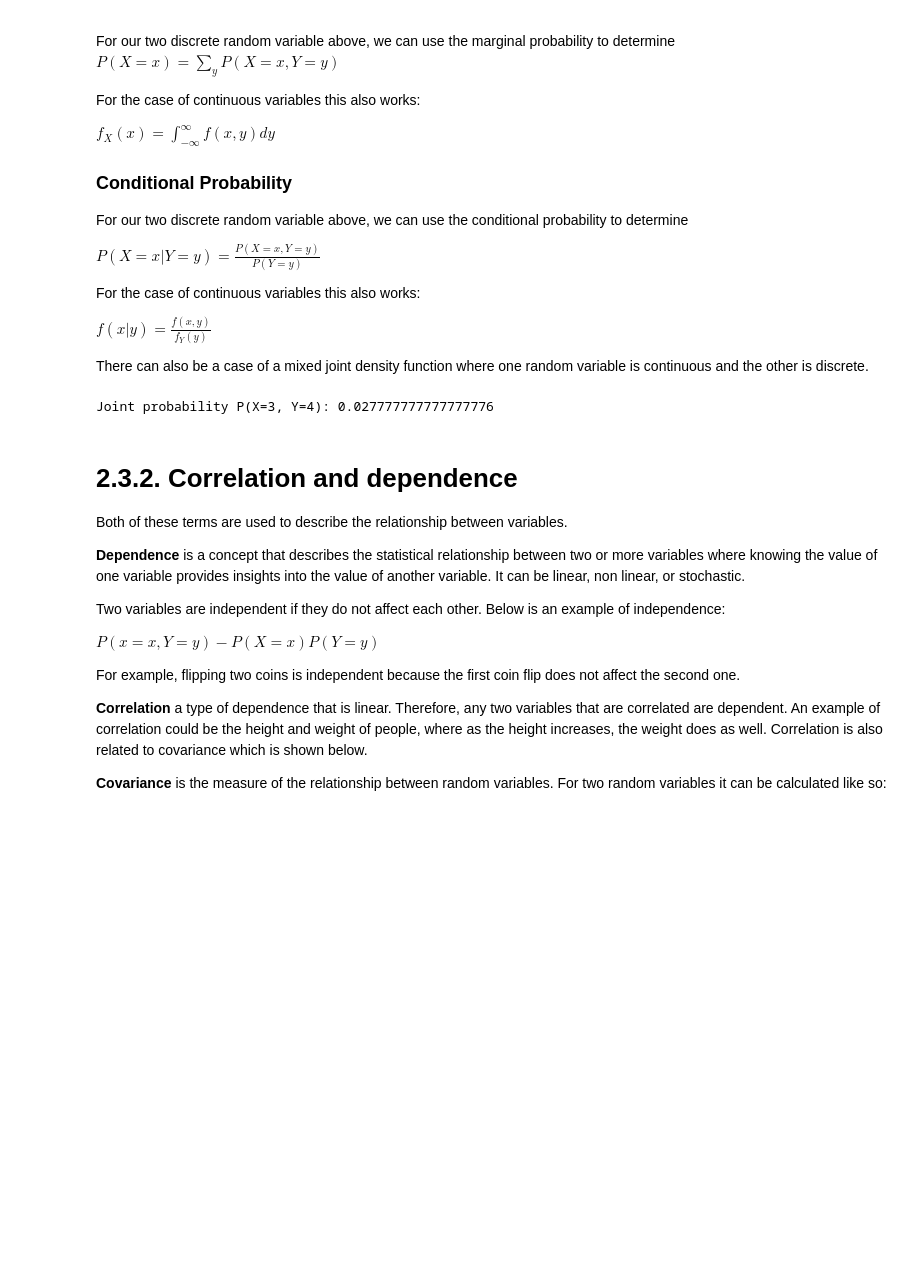
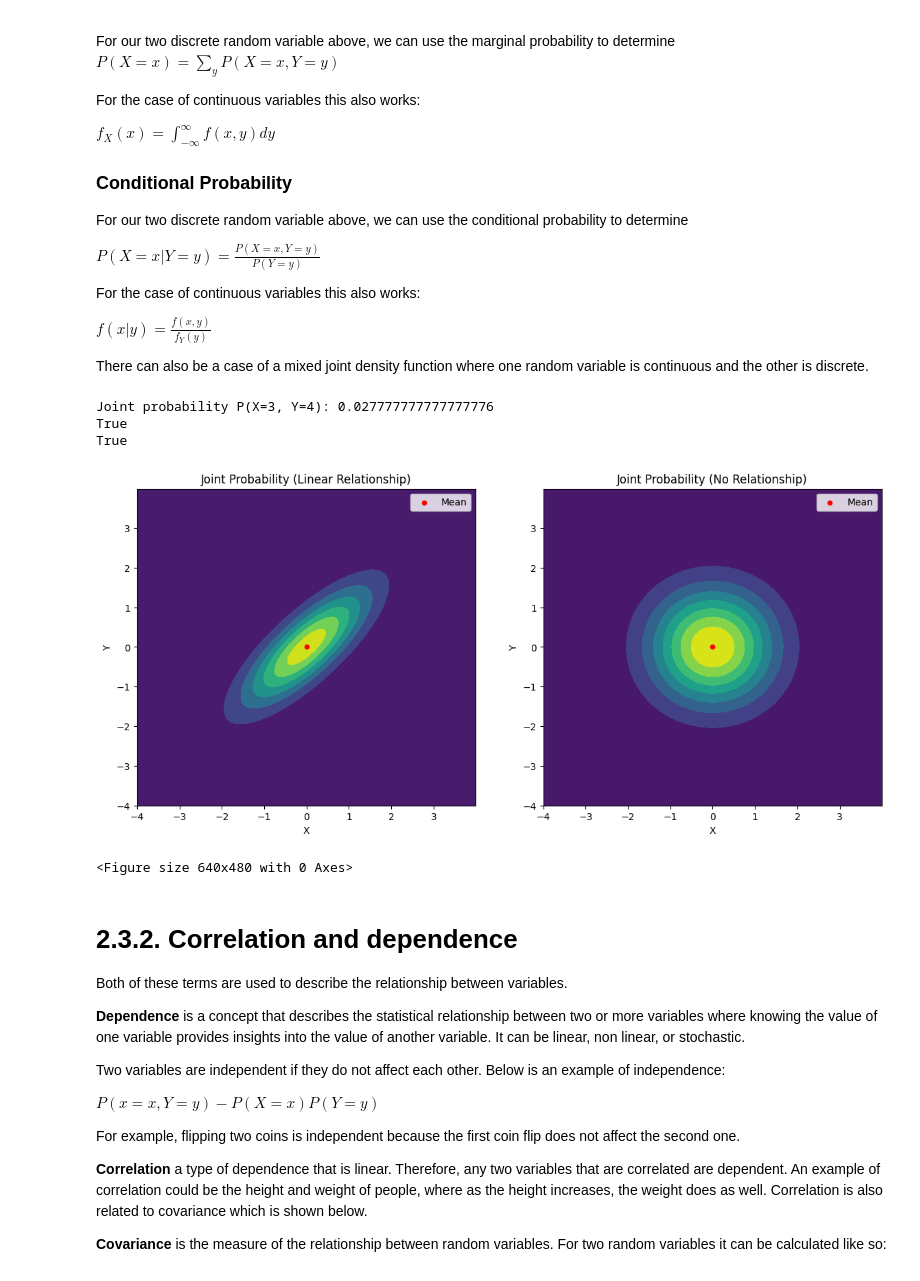
Before and after one commit to Gnome101/MAT_422, a Jupyter notebook: Module_2_3.ipynb, the cells around one changed output. Cells and saved outputs as stored; diff of their text form; code cells hidden in the pictures; blank space fills up the shorter version.

```diff
--- a/Module_2_3.ipynb
+++ b/Module_2_3.ipynb
@@ -42,8 +42,72 @@ Y_4 = 1/6 #This is the probability of X = 4
 
 jointProbability = X_3 * Y_4
 print(f"Joint probability P(X=3, Y=4): {jointProbability}") # or 1/36
+
+#Using this joint probability we can find the probability of x and y
+
+expected_X = jointProbability / Y_4
+expected_Y = jointProbability / X_3
+
+print(expected_Y == Y_4)
+print(expected_X == X_3)
 # %% [output]
 Joint probability P(X=3, Y=4): 0.027777777777777776
+True
+True
+# %%
+import numpy as np
+import matplotlib.pyplot as plt
+from scipy.stats import multivariate_normal
+
+#We will show an example of joint distribution for two normal distributions
+mean = [0, 0]  # They will both have a mean of 0
+#We need to define a covariance matrix
+
+# |  1   | 0.8 |
+# | 0.8  |  1  |
+#The one created specified the variance of X and Y as 1 and the covariance as 0.8
+#These are arbitary values for our example
+
+cov_linear = [[1, 0.8], [0.8, 1]]
+cov_none = [[1, 0], [0, 1]]
+
+x, y = np.mgrid[-4:4:.01, -4:4:.01]
+pos = np.dstack((x, y))
+
+# multivariate_normal calcuates the joint
+rv_linear = multivariate_normal(mean, cov_linear)
+rv_none = multivariate_normal(mean, cov_none)
+
+pdf_linear = rv_linear.pdf(pos)
+pdf_none = rv_none.pdf(pos)
+
+fig, ax = plt.subplots(1, 2, figsize=(14, 6))
+
+ax[0].contourf(x, y, pdf_linear, cmap='viridis')
+ax[0].scatter(mean[0], mean[1], color='red', s=20, marker='o', label='Mean')
+ax[0].set_title("Joint Probability (Linear Relationship)")
+ax[0].set_xlabel("X")
+ax[0].set_ylabel("Y")
+ax[0].legend()
+
+ax[1].contourf(x, y, pdf_none, cmap='viridis')
+ax[1].scatter(mean[0], mean[1], color='red', s=20, marker='o', label='Mean')
+ax[1].set_title("Joint Probability (No Relationship)")
+ax[1].set_xlabel("X")
+ax[1].set_ylabel("Y")
+ax[1].legend()
+
+plt.show()
+
+plt.tight_layout()
+#As you can see from the countour map with a linear relationship
+# as the X var increases the Y one does as well
+
+# For the one with no relationship, its a circle so the probability of one
+# has no affect on the other
+# %% [output]
+[figure, added]
+<Figure size 640x480 with 0 Axes>
 # %% [markdown]
 # 2.3.2. Correlation and dependence
 
```
